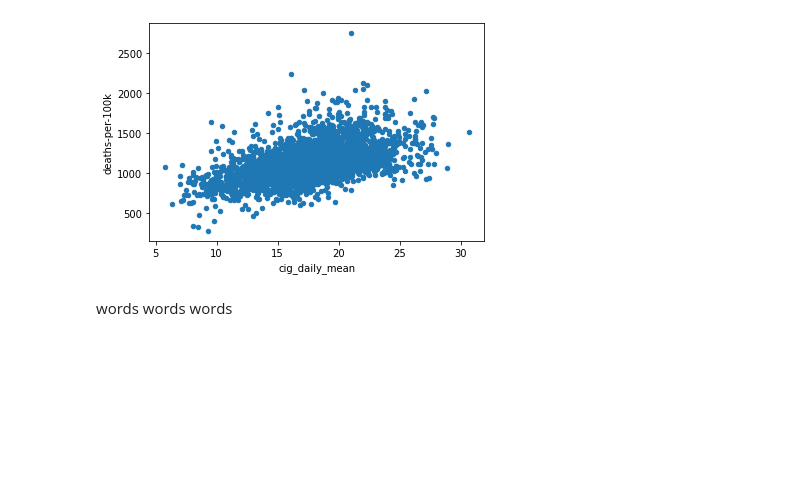
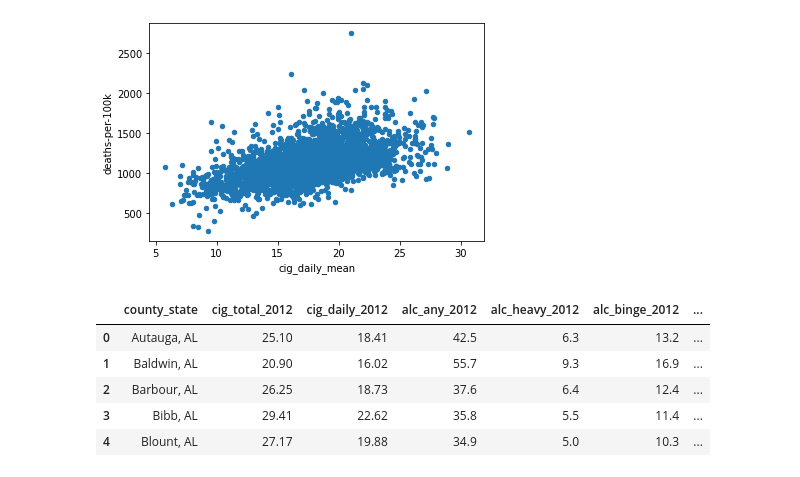
Before and after one commit to rileyhgrant/cs6140_FinalGroupProject, a Jupyter notebook: ml_groupproj.ipynb, the cells around one changed output. Cells and saved outputs as stored; diff of their text form; code cells hidden in the pictures; blank space fills up the shorter version.

```diff
--- a/ml_groupproj.ipynb
+++ b/ml_groupproj.ipynb
@@ -27,5 +27,3 @@ for col in df.columns[1:-1]:
 [figure]
 [figure]
 [figure]
-# %% [markdown]
-words words words
@@ -33,0 +30,10 @@ words words words
+# %%
+full_data = pd.read_csv('.\data\data_full.csv')
+full_data.head()
+# %% [output]
+|  | county_state | cig_total_2012 | cig_daily_2012 | alc_any_2012 | alc_heavy_2012 | alc_binge_2012 | ... |
+| 0 | Autauga, AL | 25.10 | 18.41 | 42.5 | 6.3 | 13.2 | ... |
+| 1 | Baldwin, AL | 20.90 | 16.02 | 55.7 | 9.3 | 16.9 | ... |
+| 2 | Barbour, AL | 26.25 | 18.73 | 37.6 | 6.4 | 12.4 | ... |
+| 3 | Bibb, AL | 29.41 | 22.62 | 35.8 | 5.5 | 11.4 | ... |
+| 4 | Blount, AL | 27.17 | 19.88 | 34.9 | 5.0 | 10.3 | ... |
```
Also changed, not shown: parts of 4 cells of this notebook.
